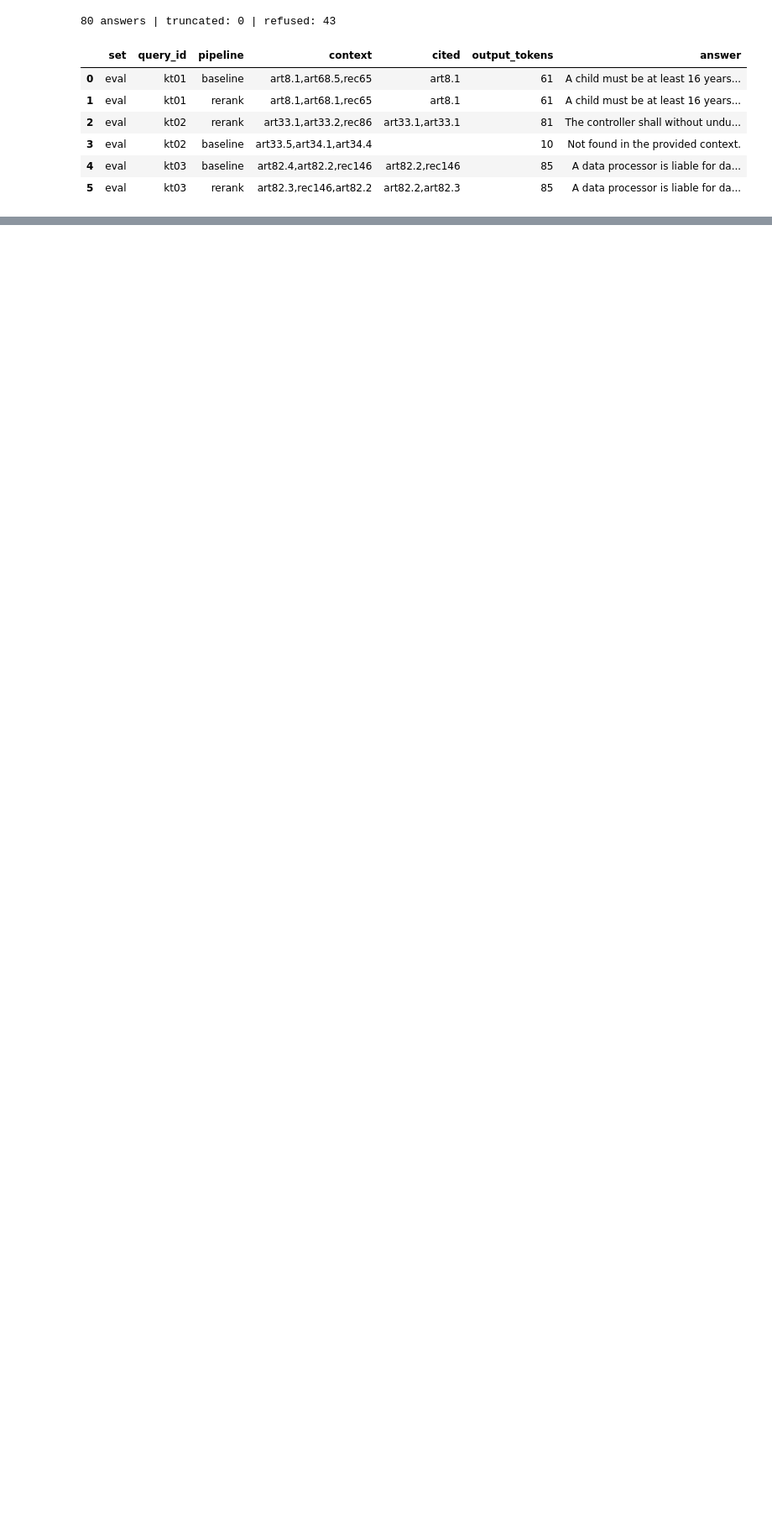
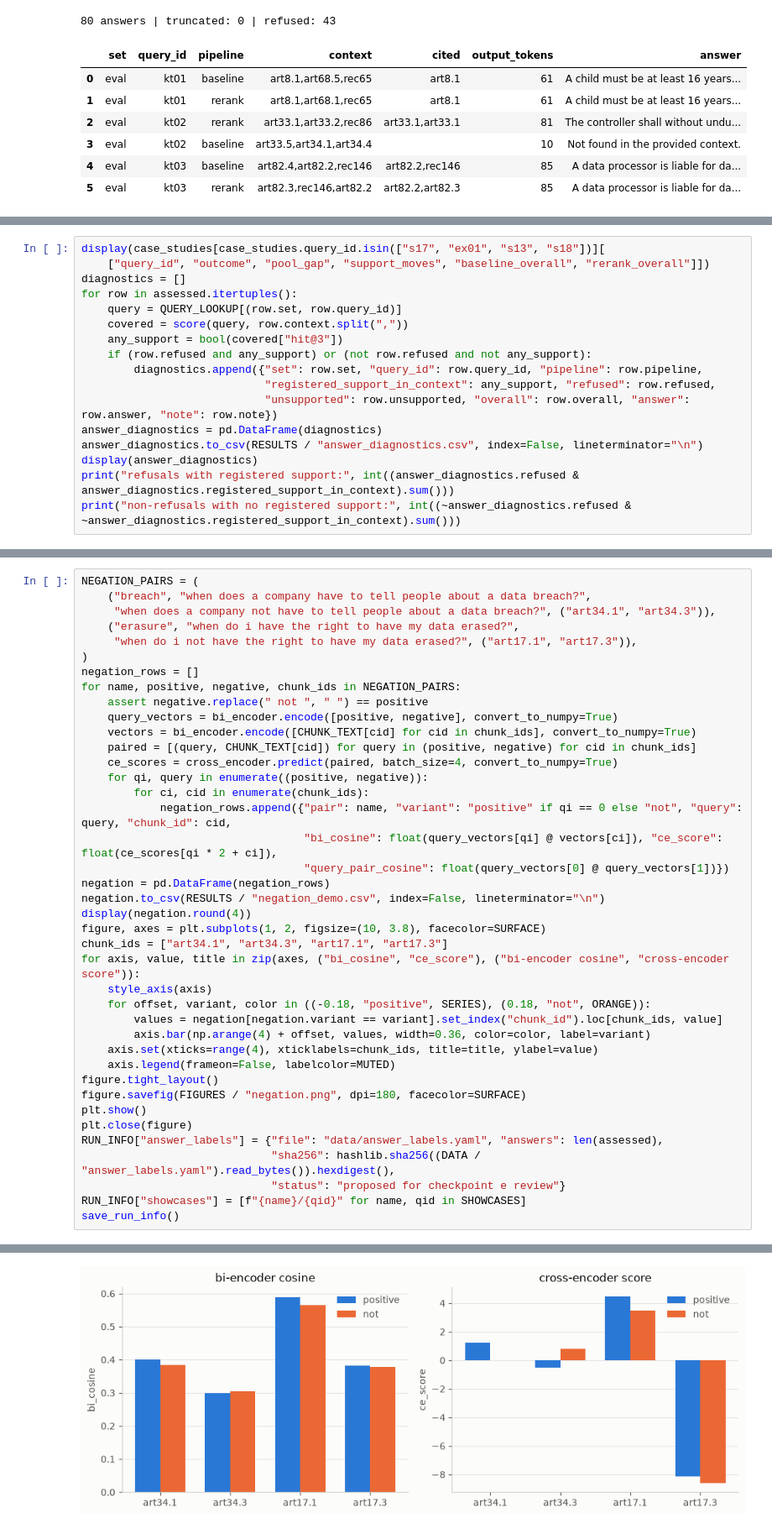
Before and after one commit to itikelabhaskar/gdpr-rag-rerank, a Jupyter notebook: rag_rerank.ipynb, the cells around one changed output, grey strips where cells are left out. Shown at 84% size. Cells and saved outputs as stored; diff of their text form; blank space fills up the shorter version.

```diff
--- a/rag_rerank.ipynb
+++ b/rag_rerank.ipynb
@@ -1183,0 +1384,17 @@ answers[["set", "query_id", "pipeline", "context", "cited", "output_tokens", "an
+# %%
+display(case_studies[case_studies.query_id.isin(["s17", "ex01", "s13", "s18"])][
+    ["query_id", "outcome", "pool_gap", "support_moves", "baseline_overall", "rerank_overall"]])
+diagnostics = []
+for row in assessed.itertuples():
+    query = QUERY_LOOKUP[(row.set, row.query_id)]
+    covered = score(query, row.context.split(","))
+    any_support = bool(covered["hit@3"])
+    if (row.refused and any_support) or (not row.refused and not any_support):
+        diagnostics.append({"set": row.set, "query_id": row.query_id, "pipeline": row.pipeline,
+                            "registered_support_in_context": any_support, "refused": row.refused,
+                            "unsupported": row.unsupported, "overall": row.overall, "answer": row.answer, "note": row.note})
+answer_diagnostics = pd.DataFrame(diagnostics)
+answer_diagnostics.to_csv(RESULTS / "answer_diagnostics.csv", index=False, lineterminator="\n")
+display(answer_diagnostics)
+print("refusals with registered support:", int((answer_diagnostics.refused & answer_diagnostics.registered_support_in_context).sum()))
+print("non-refusals with no registered support:", int((~answer_diagnostics.refused & ~answer_diagnostics.registered_support_in_context).sum()))
@@ -1183,0 +1425,41 @@ answers[["set", "query_id", "pipeline", "context", "cited", "output_tokens", "an
+# %%
+NEGATION_PAIRS = (
+    ("breach", "when does a company have to tell people about a data breach?",
+     "when does a company not have to tell people about a data breach?", ("art34.1", "art34.3")),
+    ("erasure", "when do i have the right to have my data erased?",
+     "when do i not have the right to have my data erased?", ("art17.1", "art17.3")),
+)
+negation_rows = []
+for name, positive, negative, chunk_ids in NEGATION_PAIRS:
+    assert negative.replace(" not ", " ") == positive
+    query_vectors = bi_encoder.encode([positive, negative], convert_to_numpy=True)
+    vectors = bi_encoder.encode([CHUNK_TEXT[cid] for cid in chunk_ids], convert_to_numpy=True)
+    paired = [(query, CHUNK_TEXT[cid]) for query in (positive, negative) for cid in chunk_ids]
+    ce_scores = cross_encoder.predict(paired, batch_size=4, convert_to_numpy=True)
+    for qi, query in enumerate((positive, negative)):
+        for ci, cid in enumerate(chunk_ids):
+            negation_rows.append({"pair": name, "variant": "positive" if qi == 0 else "not", "query": query, "chunk_id": cid,
+                                  "bi_cosine": float(query_vectors[qi] @ vectors[ci]), "ce_score": float(ce_scores[qi * 2 + ci]),
+                                  "query_pair_cosine": float(query_vectors[0] @ query_vectors[1])})
+negation = pd.DataFrame(negation_rows)
+negation.to_csv(RESULTS / "negation_demo.csv", index=False, lineterminator="\n")
+display(negation.round(4))
+figure, axes = plt.subplots(1, 2, figsize=(10, 3.8), facecolor=SURFACE)
+chunk_ids = ["art34.1", "art34.3", "art17.1", "art17.3"]
+for axis, value, title in zip(axes, ("bi_cosine", "ce_score"), ("bi-encoder cosine", "cross-encoder score")):
+    style_axis(axis)
+    for offset, variant, color in ((-0.18, "positive", SERIES), (0.18, "not", ORANGE)):
+        values = negation[negation.variant == variant].set_index("chunk_id").loc[chunk_ids, value]
+        axis.bar(np.arange(4) + offset, values, width=0.36, color=color, label=variant)
+    axis.set(xticks=range(4), xticklabels=chunk_ids, title=title, ylabel=value)
+    axis.legend(frameon=False, labelcolor=MUTED)
+figure.tight_layout()
+figure.savefig(FIGURES / "negation.png", dpi=180, facecolor=SURFACE)
+plt.show()
+plt.close(figure)
+RUN_INFO["answer_labels"] = {"file": "data/answer_labels.yaml", "answers": len(assessed),
+                             "sha256": hashlib.sha256((DATA / "answer_labels.yaml").read_bytes()).hexdigest(),
+                             "status": "proposed for checkpoint e review"}
+RUN_INFO["showcases"] = [f"{name}/{qid}" for name, qid in SHOWCASES]
+save_run_info()
+# %% [output]
@@ -1183,0 +1475 @@ answers[["set", "query_id", "pipeline", "context", "cited", "output_tokens", "an
+[figure, added]
```
Also changed, not shown: parts of 13 cells of this notebook, 16 other files.
